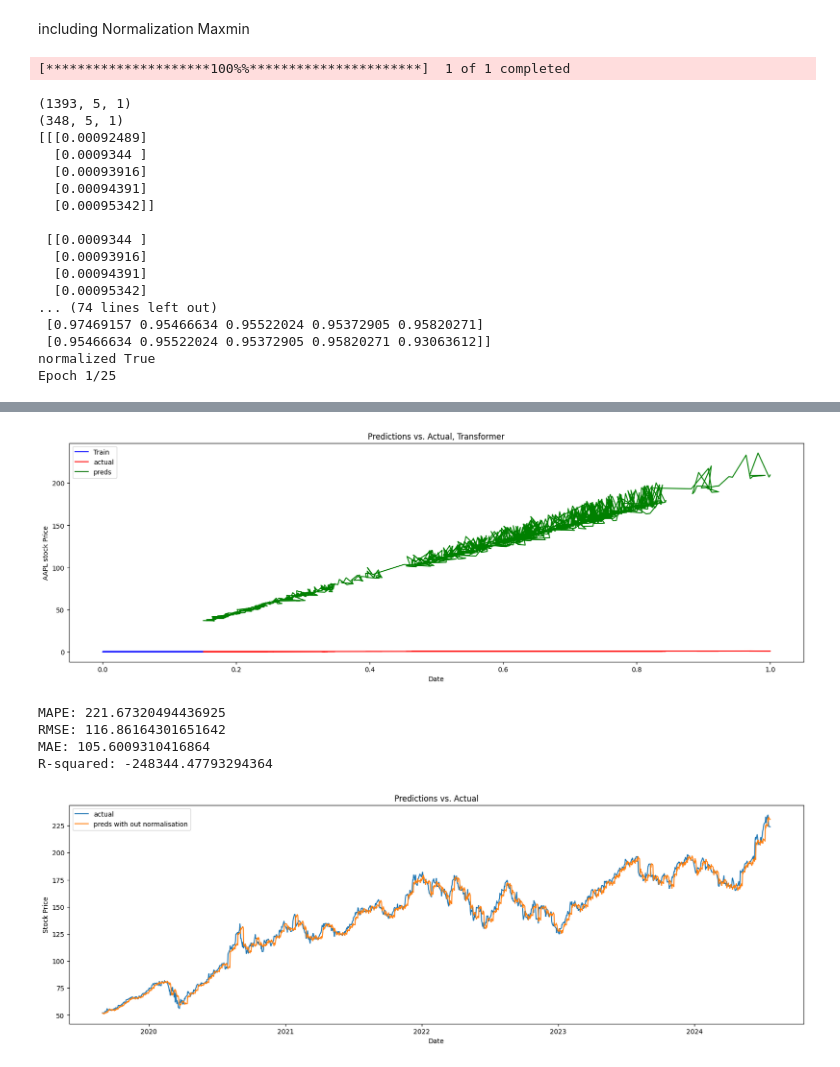
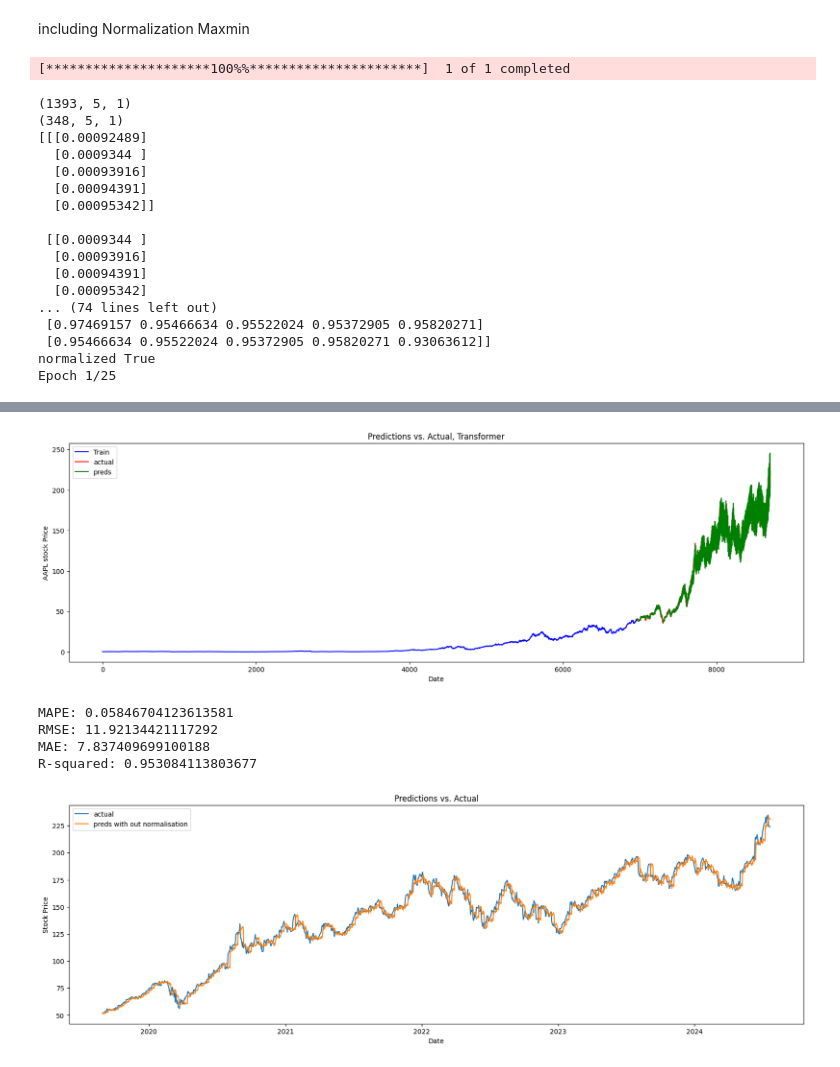
Before and after one commit to porchportal/stock-market-prediction-by--multi-Task-learning, a Jupyter notebook: VScodeML@2/speedPaper/testing.ipynb, the cells around one changed output, grey strips where cells are left out. Saved outputs shown, nothing was run; the diff lists cells and outputs as text; code cells hidden in the pictures.

Commit message:
update normalization

```diff
--- a/VScodeML@2/speedPaper/testing.ipynb
+++ b/VScodeML@2/speedPaper/testing.ipynb
@@ -64,9 +64,12 @@ class ETL:
         """
         Extracts historic data and optionally normalizes it.
         """
-        data = self.datainput
+        # data = self.datainput
         if self.normalize_bool:
-            data = self.scaler.fit_transform(data.values.reshape(-1, 1))
+            data = self.scaler.fit_transform(
+                self.datainput.values.reshape(-1, 1))
+        else:
+            data = self.datainput
         return data
 
     def split_data(self) -> tuple:
@@ -297,13 +300,15 @@ class PredictAndForecast:
             # Inverse transform to get back to original scale
             predictions = self.scaler.inverse_transform(
                 predictions.reshape(-1, 1)).reshape(predictions.shape)
-            print("normalization convert active")
         return predictions
 
 
 class Evaluate:
 
-    def __init__(self, actual, predictions) -> None:
+    def __init__(self, actual, predictions, normalize_bool=False, scaler=None) -> None:
+        if normalize_bool:
+            actual = scaler.inverse_transform(
+                actual.reshape(-1, 1)).reshape(actual.shape)
         self.actual = actual
         self.predictions = predictions
         self.var_ratio = self.compare_var()
@@ -328,7 +333,7 @@ class Evaluate:
         return r2_score(self.actual.flatten(), self.predictions.flatten())
 
 
-def plot_results(train, test, preds, df, title_suffix=None, xlabel='AAPL stock Price'):
+def plot_results(train, test, preds, df, normalize_bool=False, scaler=None, title_suffix=None, xlabel='AAPL stock Price'):
     """
     Plots training data in blue, actual values in red, and predictions in green,
     over time.
@@ -338,6 +343,13 @@ def plot_results(train, test, preds, df, title_suffix=None, xlabel='AAPL stock P
     # x = df.Close[-498:].index
     plot_test = test[1:]
     plot_preds = preds[1:]
+    if normalize_bool:
+        # Inverse transform to get back to original scale
+        plot_test = scaler.inverse_transform(
+            plot_test.reshape(-1, 1)).reshape(plot_test.shape)
+        train = scaler.inverse_transform(
+            train.reshape(-1, 1)).reshape(train.shape)
+        print("normalization convert active")
 
     # x = df[-(plot_test.shape[0]*plot_test.shape[1]):].index
     plot_test = plot_test.reshape((plot_test.shape[0]*plot_test.shape[1], 1))
@@ -347,11 +359,11 @@ def plot_results(train, test, preds, df, title_suffix=None, xlabel='AAPL stock P
     print(f'plot_test shape: {plot_test.shape}')
     print(f'plot_preds shape: {plot_preds.shape}')
 
-    # x_train = df[:len(plot_train)].index
-    # x_test = df[len(plot_train):len(plot_train) + len(plot_test)].index
+    if not isinstance(df, pd.DataFrame):
+        df = pd.DataFrame(df)
 
-    x_train = df[:len(plot_train)]
-    x_test = df[len(plot_train):len(plot_train) + len(plot_test)]
+    x_train = df[:len(plot_train)].index
+    x_test = df[len(plot_train):len(plot_train) + len(plot_test)].index
 
     ax.plot(x_train, plot_train, label='Train', color='blue')
     ax.plot(x_test, plot_test, label='actual', color='red')
@@ -641,15 +656,16 @@ transformer1 = build_transfromer(head_size=128, num_heads=4, ff_dim=2, num_trans
     256], mlp_dropout=0.10, dropout=0.10, attention_axes=1)
 # transformer1.summary()
 # train the model
-hist = fit_transformer(transformer1, data1.X_train,
-                       data1.y_train, data1.X_test, data1.y_test, display_loss=False)
+hist1 = fit_transformer(transformer1, data1.X_train,
+                        data1.y_train, data1.X_test, data1.y_test, display_loss=False)
 
 transformer_preds_1 = PredictAndForecast(transformer1, data1.train, data1.test, n_input=5,
                                          scaler=type_normalisation_update, normalize_bool=normaliza_bool_update)
 
 plot_results(data1.train, data1.test, transformer_preds_1.predictions,
-             data1.df, title_suffix='Transformer')
-train_evaluation = Evaluate(data1.test, transformer_preds_1.predictions)
+             data1.df, normaliza_bool_update, type_normalisation_update, title_suffix='Transformer')
+train_evaluation = Evaluate(data1.test, transformer_preds_1.predictions,
+                            normaliza_bool_update, type_normalisation_update)
 print(f"MAPE: {train_evaluation.mape}")
 print(f"RMSE: {train_evaluation.rmse}")
 print(f"MAE: {train_evaluation.mae}")
@@ -687,14 +703,14 @@ Epoch 6/25
 Epoch 7/25
 ... (38 lines left out)
 normalization convert active
 plot_train shape: (6965, 1)
 plot_test shape: (1735, 1)
 plot_preds shape: (1735, 1)
-[figure, old version]
+[figure, new version]
-MAPE: 221.67320494436925
-RMSE: 116.86164301651642
-MAE: 105.6009310416864
-R-squared: -248344.47793294364
+MAPE: 0.05846704123613581
+RMSE: 11.92134421117292
+MAE: 7.837409699100188
+R-squared: 0.953084113803677
 # %%
 # plot_results(data.test, transformer_preds.predictions, data.df, title_suffix='Transformer')
 
```
Also changed, not shown: parts of 2 cells of this notebook.
